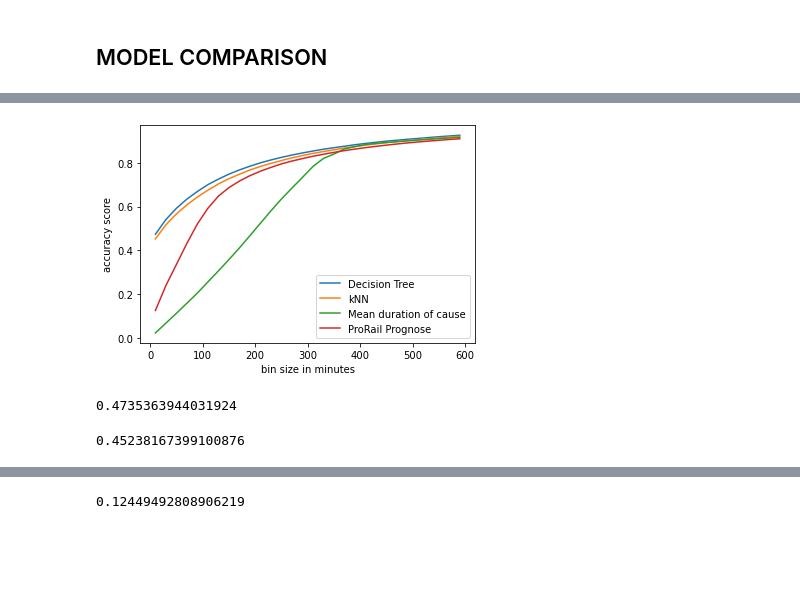
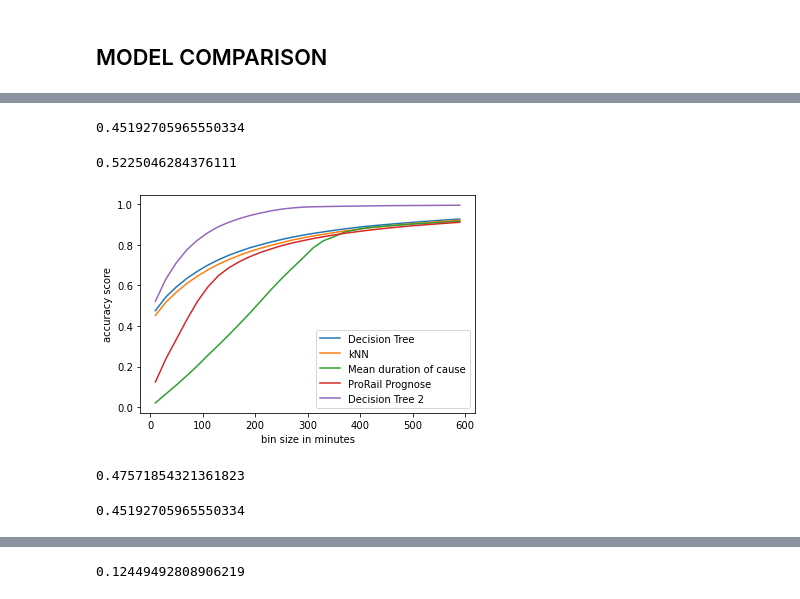
Before and after one commit to Verrem98/Prorail_project, a Jupyter notebook: base_model.ipynb, the cells around one changed output, grey strips where cells are left out. Saved outputs shown, nothing was run; the diff lists cells and outputs as text; code cells hidden in the pictures; blank space fills up the shorter version.

```diff
--- a/base_model.ipynb
+++ b/base_model.ipynb
@@ -114,11 +114,37 @@ accuracy_score(y_test_dt,y_pred_dt)
 # %%
-
 X = df_co[['stm_equipm_nr_mld', 'stm_prioriteit', 'stm_km_tot_mld', 'stm_rapportage_jaar','spring', 'summer','autumn','winter']]
 y = df_co.duration_bin
 
-X_train, X_test, y_train, y_test = train_test_split(X, y, test_size=0.2)
+X_train_kn, X_test_kn, y_train_kn, y_test_kn = train_test_split(X, y, test_size=0.2)
 
-clf2 = KNeighborsClassifier(n_neighbors = 1).fit(X_train, y_train)
+clf2 = KNeighborsClassifier(n_neighbors = 1).fit(X_train_kn, y_train_kn)
+
+y_pred_kn = clf2.predict(X_test_kn)
+accuracy_score(y_test_kn,y_pred_kn)
+# %% [output]
+0.45192705965550334
+# %%
+my_df = df.select_dtypes(include=np.number)
+# drop columns with > 100.000 NaNs
+my_df = my_df.drop(columns = ['stm_equipm_nr_mld', 'stm_mon_nr__statuscode', 'stm_geo_gst_uit_functiepl', 'stm_equipm_nr_gst', 'stm_contractgeb_mld', 'stm_progfh_gw_lwd_datum', 'stm_status_sapnaarmon', 'stm_schadenr'])
+my_df = my_df.join(df_co['duration_bin'])
+
+
+my_df = column_outlier('a', my_df.copy(), ['stm_arbeid', 'stm_reactie_duur'])
+
+my_df = my_df.dropna()
+
+
+X = my_df.drop(columns = ['duration_bin', 'stm_fh_duur', 'stm_mon_nr', 'stm_geo_mld_uit_functiepl', '#stm_sap_meldnr', 'stm_oorz_code', 'stm_fh_status', 'stm_tao_telling_mutatie', 'stm_progfh_in_duur', 'stm_progfh_gw_teller', 'stm_rapportage_maand', 'stm_rapportage_jaar', 'stm_x_actueel_ind', 'stm_x_run_id', 'stm_x_bk', 'stm_x_vervallen_ind', 'date_offset', 'stm_arbeid'])
+y = my_df.duration_bin
+
+
+X_train_dt2, X_test_dt2, y_train_dt2, y_test_dt2 = train_test_split(X, y, test_size=0.2)
+clf3 = DecisionTreeClassifier(random_state = 0).fit(X_train_dt2, y_train_dt2)
+y_pred_dt2 = clf3.predict(X_test_dt2)
+accuracy_score(y_test_dt2, y_pred_dt2)
+# %% [output]
+0.5225046284376111
 # %%
 cause_df = df_co[['Oorzaak', 'stm_fh_duur']].groupby('Oorzaak', as_index = False ).mean()
 # %%
@@ -146,44 +172,48 @@ prog_df = prog_df[['duration_bin', 'prog_duration_bin']]
 # %%
 x_ax = [error_margin +(20*x) for x in range(0,30)]
 
-y1_ax = [get_accuracy(x, list(zip(list(y_test_dt), list(clf.predict(X_test_dt))))) for x in range(0,30)]
-y2_ax = [get_accuracy(x, list(zip(list(y_test), list(clf2.predict(X_test))))) for x in range(0,30)]
+y1_ax = [get_accuracy(x, list(zip(list(y_test_dt), y_pred_dt))) for x in range(0,30)]
+y2_ax = [get_accuracy(x, list(zip(list(y_test_kn), y_pred_kn))) for x in range(0,30)]
 
 
 X = df_co['Oorzaak']
 y = df_co['duration_bin']
 
 X_train, X_test, y_train, y_test = train_test_split(X, y, test_size=0.2)
 
 y3_ax = [get_accuracy(x, list(zip(list(y_test), cause_predict(list(X_train), cause_df)))) for x in range(0,30)]
 
 
 y4_ax = [get_accuracy(x, list(zip(list(prog_df.duration_bin), list(prog_df.prog_duration_bin)))) for x in range(0,30)]
 
+y5_ax = [get_accuracy(x, list(zip(list(y_test_dt2), y_pred_dt2))) for x in range(0,30)]
+
 
 plt.plot(x_ax,y1_ax, label = 'Decision Tree')
 plt.plot(x_ax,y2_ax, label = 'kNN')
 plt.plot(x_ax,y3_ax, label = 'Mean duration of cause')
 plt.plot(x_ax,y4_ax, label = 'ProRail Prognose')
+plt.plot(x_ax,y5_ax, label = 'Decision Tree 2')
+
 
 
 plt.xlabel('bin size in minutes')
 plt.ylabel('accuracy score')
 
 plt.legend()
 plt.show()
 # %% [output]
-[figure, old version]
+[figure, new version]
 # %%
 # chance to predict the right bin, decision tree
 y1_ax[0]
 # %% [output]
-0.4735363944031924
+0.47571854321361823
 # %%
 # chance to predict the right bin, KNN
 y2_ax[0]
 # %% [output]
-0.45238167399100876
+0.45192705965550334
 # %%
 # chance to predict the right bin, cause predict
 y3_ax[0]
```
Also changed, not shown: parts of 12 cells of this notebook.
